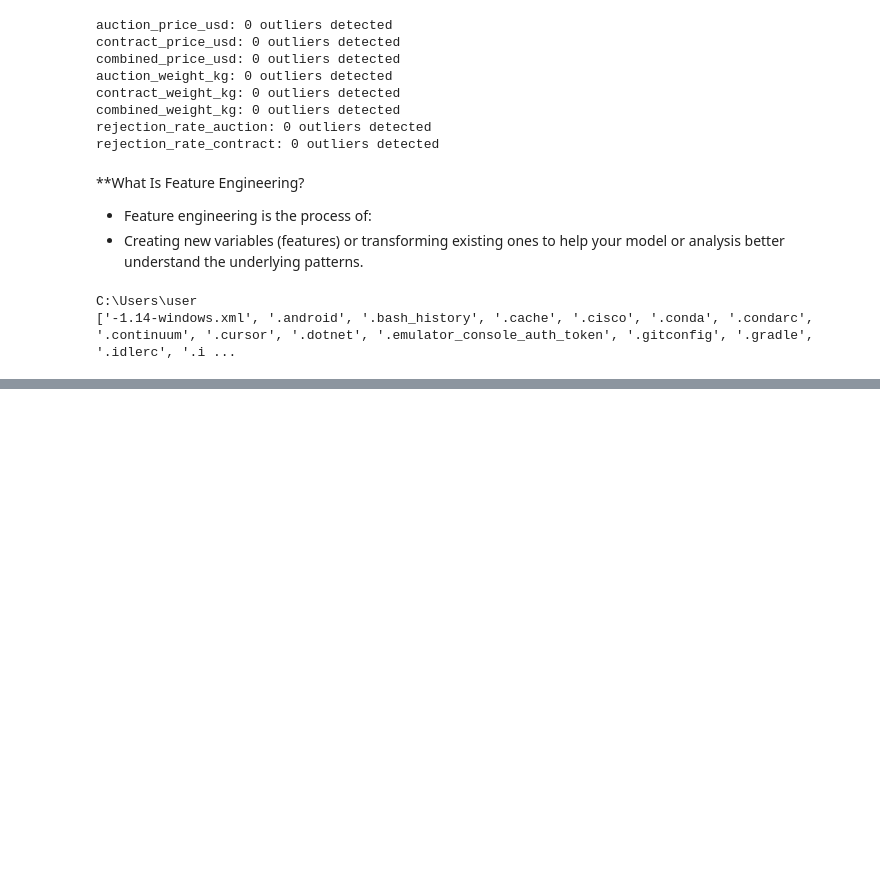
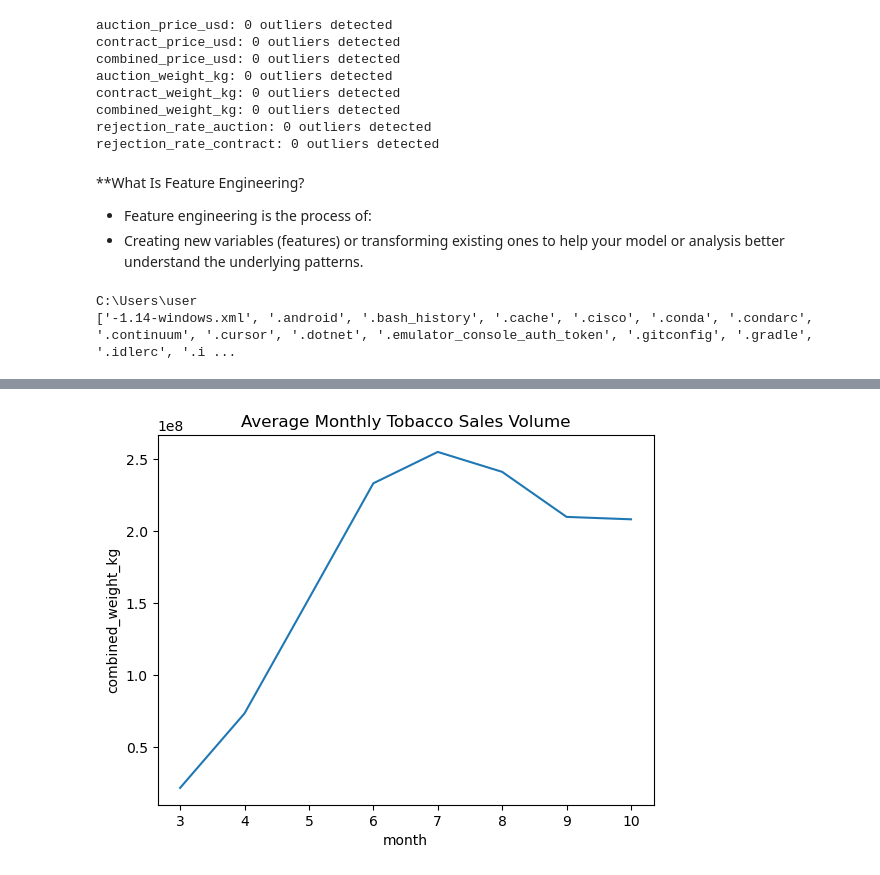
Before and after one commit to priscillahisking/zimbabwe-tobacco-market-analysis, a Jupyter notebook: zimbabwe-tobacco-market-analysis.ipynb, the cells around one changed output, grey strips where cells are left out. Cells and saved outputs as stored; diff of their text form; code cells hidden in the pictures; blank space fills up the shorter version.

```diff
--- a/zimbabwe-tobacco-market-analysis.ipynb
+++ b/zimbabwe-tobacco-market-analysis.ipynb
@@ -361,0 +433,14 @@ df_exchange_rate_new = exchange_rate_df[['Year', 'Months', 'Value']]
+# %%
+import matplotlib.pyplot as plt
+import seaborn as sns
+
+monthly_summary = df.groupby(['month']).agg({
+    'combined_weight_kg':'mean',
+    'combined_price_usd':'mean'
+}).reset_index()
+
+sns.lineplot(data=monthly_summary, x='month', y='combined_weight_kg')
+plt.title('Average Monthly Tobacco Sales Volume')
+plt.show()
+# %% [output]
+[figure, added]
```
Also changed, not shown: parts of 34 cells of this notebook.
